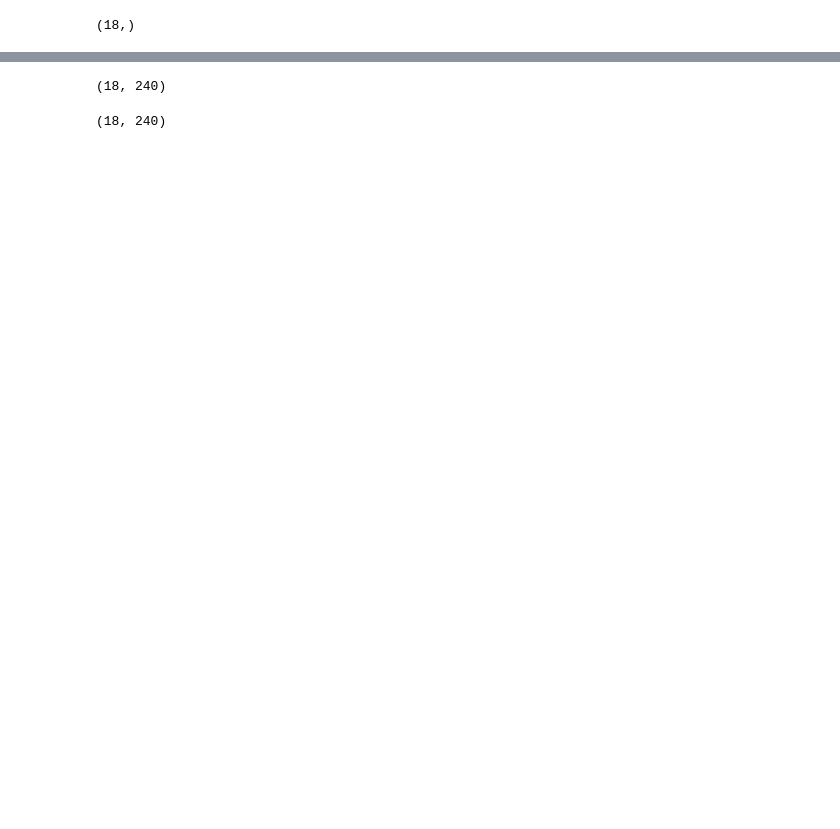
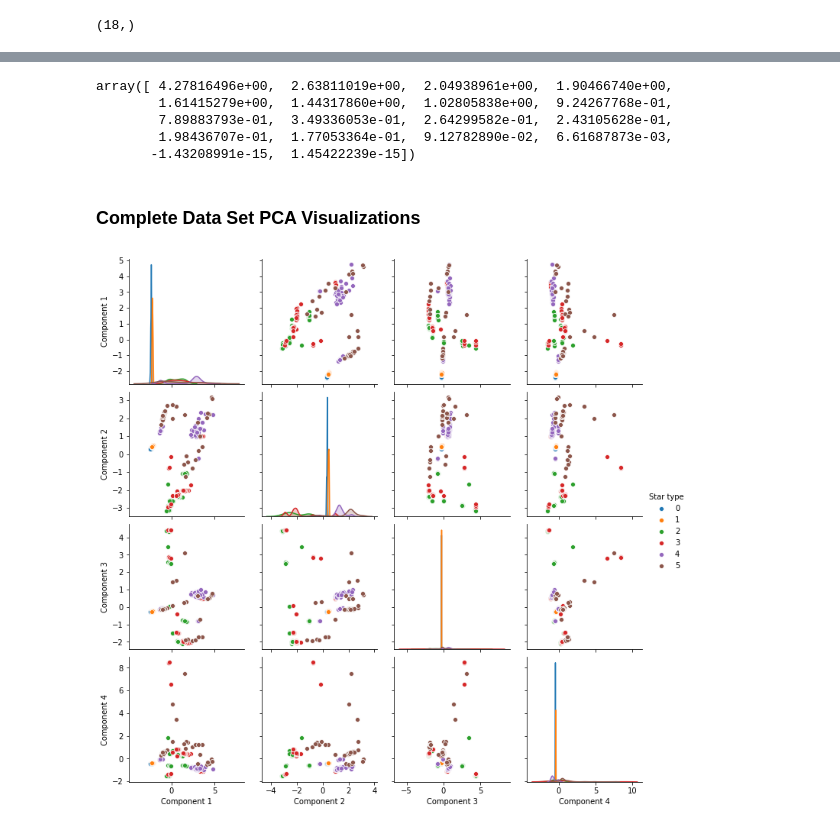
Before and after one commit to joshua-j-hong/COGS118B_Project, a Jupyter notebook: project_code.ipynb, the cells around one changed output, grey strips where cells are left out. Cells and saved outputs as stored; diff of their text form; code cells hidden in the pictures; blank space fills up the shorter version.

```diff
--- a/project_code.ipynb
+++ b/project_code.ipynb
@@ -172,4 +186,8 @@ data_woLabel
 # %%
+# Normalizing the data
+data_woLabel = StandardScaler().fit_transform(data_woLabel)
+data_woLabel = pd.DataFrame(data_woLabel)
+
 Z = np.zeros((18,240))
 meandata=[]
 for i in range(18):
@@ -272,14 +226,26 @@ z_hat = z_2 + np.reshape(meandata, (18,1))
-# %%
-# Reconstructed data with top 3 principal component
-z_3 = np.matmul(Vnew[:,0:3], c[0:3])
-z_hat = z_3 + np.reshape(meandata, (18,1))
-z_hat.shape
-# %% [output]
-(18, 240)
-# %%
-# Reconstructed data with top 4 principal component
-z_4 = np.matmul(Vnew[:,0:4], c[0:4])
-z_hat = z_4 + np.reshape(meandata, (18,1))
-z_hat.shape
-# %% [output]
-(18, 240)
+# %%
+# Sort the eigenvectors based on eigenvalues
+Vnew, Dnew = eigsort(V, eigvals)
+
+# Find principal compenent coordinates
+c_full_data = np.matmul(Vnew.T,Z)
+eigvals
+# %% [output]
+array([ 4.27816496e+00,  2.63811019e+00,  2.04938961e+00,  1.90466740e+00,
+        1.61415279e+00,  1.44317860e+00,  1.02805838e+00,  9.24267768e-01,
+        7.89883793e-01,  3.49336053e-01,  2.64299582e-01,  2.43105628e-01,
+        1.98436707e-01,  1.77053364e-01,  9.12782890e-02,  6.61687873e-03,
+       -1.43208991e-15,  1.45422239e-15])
+# %% [markdown]
+### Complete Data Set PCA Visualizations
+# %%
+pca_fulldata_dataframe = pd.DataFrame(data=c_full_data).transpose()
+pca_fulldata_dataframe['Star type'] = starData['Star type']
+pca_fulldata_dataframe.columns = ['Component 1','Component 2','Component 3',
+                     'Component 4','Component 5','Component 6', 'Component 7','Component 8','Component 9',
+                    'Component 10','Component 11','Component 12', 'Component 13','Component 14','Component 15',
+                    'Component 16','Component 17','Component 18', 'Star type']
+scatterplot = sns.pairplot(pca_fulldata_dataframe[['Component 1','Component 2','Component 3',
+                     'Component 4','Star type']], hue="Star type")
+# %% [output]
+[figure, added]
```
Also changed, not shown: parts of 57 cells of this notebook.
